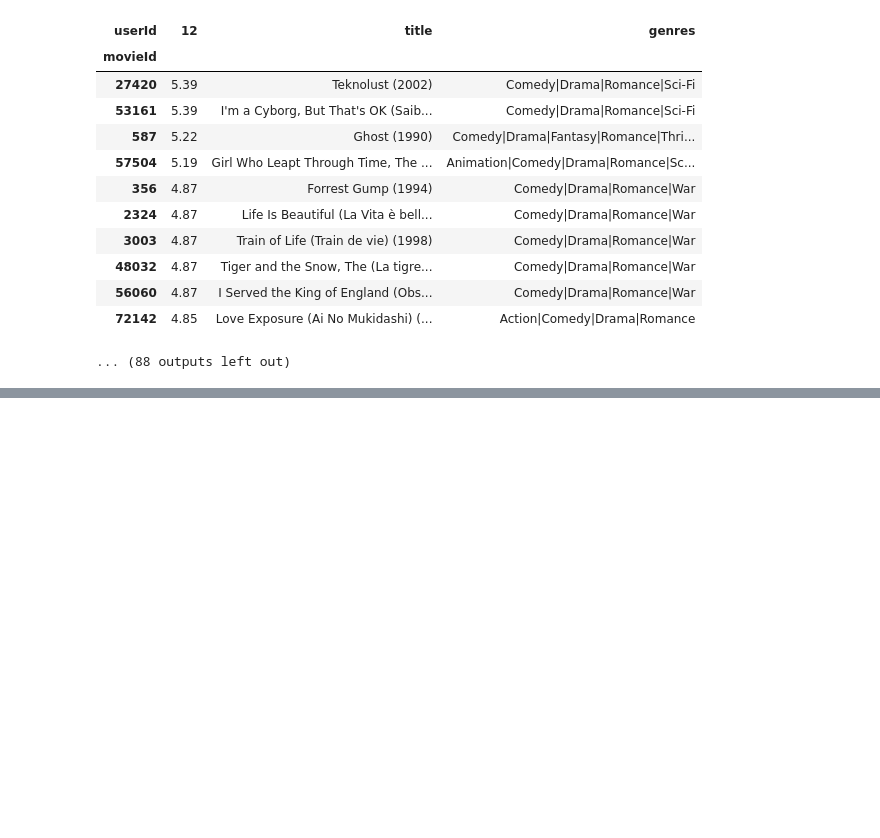
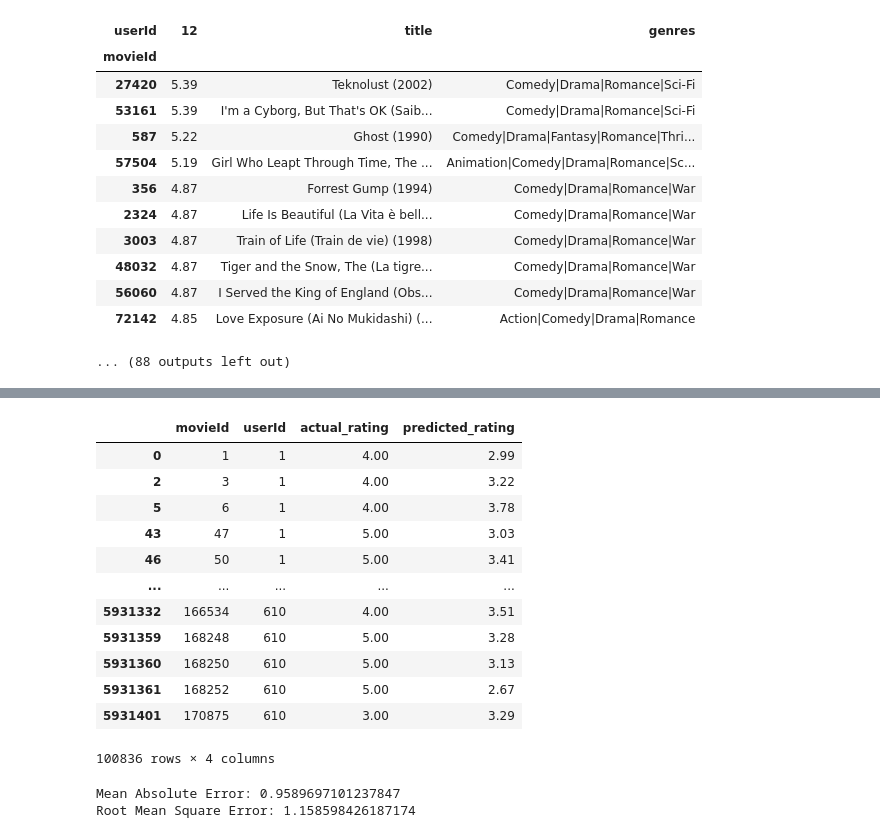
Before and after one commit to ReelRecs-Dev/ReelRecs-legacy, a Jupyter notebook: content_based_filtering.ipynb, the cells around one changed output, grey strips where cells are left out. Saved outputs shown, nothing was run; the diff lists cells and outputs as text; code cells hidden in the pictures; blank space fills up the shorter version.

```diff
--- a/content_based_filtering.ipynb
+++ b/content_based_filtering.ipynb
@@ -800,37 +845,41 @@ Root Mean Square Error: 1.158598426187174
 # %%
 df_predictions_scaled_final = df_predictions_scaled.copy()
 df_actual_pivot_final = df_actual_pivot.copy()
 
-# Define a threshold for considering a rating as positive
-threshold = 3.0
+# Match NaN values: Set predictions to NaN where actual ratings are NaN
+df_predictions_scaled_final[df_actual_pivot_final.isna()] = np.nan
 
-# Binarize actual and predicted ratings
-df_actual_binary = (df_actual_pivot_final >= threshold).astype(int)
-df_predictions_binary = (df_predictions_scaled_final >= threshold).astype(int)
+# Flatten both dataframes to long format
+df_actual_long = df_actual_pivot_final.reset_index().melt(id_vars=['movieId'], value_vars=df_actual_pivot_final.columns, var_name='userId', value_name='actual_rating')
+df_predictions_long = df_predictions_scaled_final.reset_index().melt(id_vars=['movieId'], value_vars=df_predictions_scaled_final.columns, var_name='userId', value_name='predicted_rating')
 
-# # Flatten the data to calculate the metrics
-# df_actual_binary_flat = df_actual_binary.stack()
-# df_predictions_binary_flat = df_predictions_binary.stack()
+# Merge the two DataFrames on movieId and userId
+df_merged = pd.merge(df_actual_long, df_predictions_long, on=['userId', 'movieId'])
 
-# # Filter out NaN values from actual ratings
-# mask = ~df_actual_binary_flat.isna()
-# df_actual_binary_flat_filtered = df_actual_binary_flat[mask]
-# df_predictions_binary_flat_filtered = df_predictions_binary_flat[mask]
+# Drop rows where either actual rating or predicted rating is NaN
+df_merged.dropna(inplace=True)
 
-# Combine the actual and predicted ratings into a single DataFrame
-combined_df = pd.DataFrame({
-    'actual': df_actual_binary.stack(),
-    'predicted': df_predictions_binary.stack()
-})
+display(df_merged)
 
-# Drop rows where the actual rating is NaN
-combined_df_filtered = combined_df.dropna(subset=['actual'])
+# Calculate MAE and RMSE
+mae = mean_absolute_error(df_merged['actual_rating'], df_merged['predicted_rating'])
+rmse = np.sqrt(mean_squared_error(df_merged['actual_rating'], df_merged['predicted_rating']))
 
-# Calculate Precision, Recall, and F1 Score
-precision = precision_score(combined_df_filtered['actual'], combined_df_filtered['predicted'])
-recall = recall_score(combined_df_filtered['actual'], combined_df_filtered['predicted'])
-f1 = f1_score(combined_df_filtered['actual'], combined_df_filtered['predicted'])
-
-print(f"Precision: {precision}")
-print(f"Recall: {recall}")
-print(f"F1 Score: {f1}")
+print(f'Mean Absolute Error: {mae}')
+print(f'Root Mean Square Error: {rmse}')
+# %% [output]
+|  | movieId | userId | actual_rating | predicted_rating |
+| 0 | 1 | 1 | 4.00 | 2.99 |
+| 2 | 3 | 1 | 4.00 | 3.22 |
+| 5 | 6 | 1 | 4.00 | 3.78 |
+| 43 | 47 | 1 | 5.00 | 3.03 |
+| 46 | 50 | 1 | 5.00 | 3.41 |
+| ... | ... | ... | ... | ... |
+| 5931332 | 166534 | 610 | 4.00 | 3.51 |
+| 5931359 | 168248 | 610 | 5.00 | 3.28 |
+| 5931360 | 168250 | 610 | 5.00 | 3.13 |
+| 5931361 | 168252 | 610 | 5.00 | 2.67 |
+| 5931401 | 170875 | 610 | 3.00 | 3.29 |
+100836 rows × 4 columns
+Mean Absolute Error: 0.9589697101237847
+Root Mean Square Error: 1.158598426187174
```
Also changed, not shown: parts of 9 cells of this notebook.
